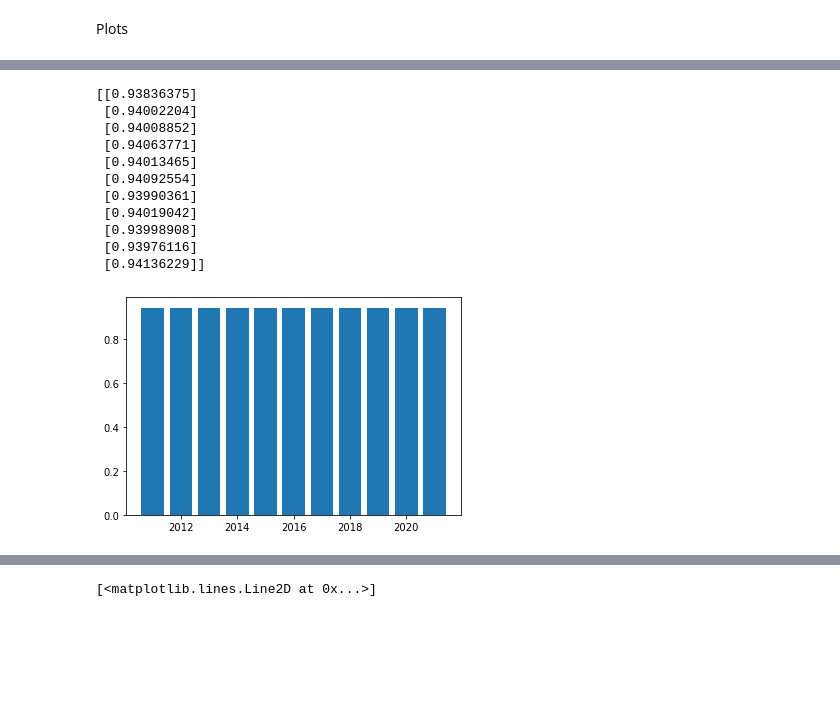
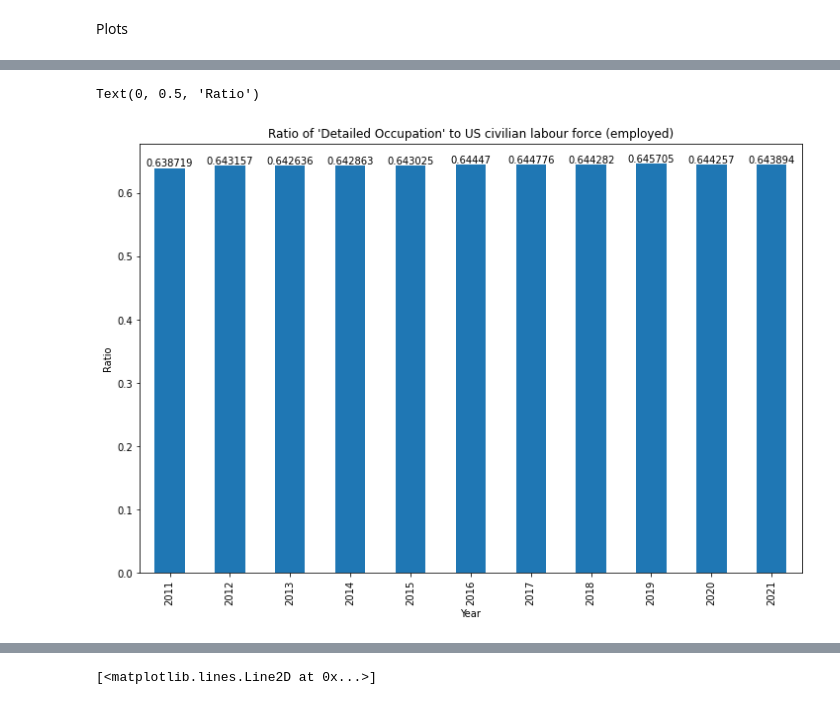
Before and after one commit to terencetan-c/4YP-The-Future-of-Work, a Jupyter notebook: Data cleaning/Data cleaning.ipynb, the cells around one changed output, grey strips where cells are left out. Cells and saved outputs as stored; diff of their text form; code cells hidden in the pictures; blank space fills up the shorter version.

```diff
--- a/Data cleaning/Data cleaning.ipynb
+++ b/Data cleaning/Data cleaning.ipynb
@@ -321,22 +327,24 @@ print((detailed_sum_arr/total_arr))
+# %%
+# Ratio of 'Detailed Occupation' to US civilian labour force (employed)
+
+plt.figure(figsize=(12, 8))
+fig = pd.Series((detailed_sum_arr/total_employed_arr).reshape(11,)).plot(kind='bar')
+fig.set_xticklabels(year)
+fig.bar_label(fig.containers[0], label_type='edge')
+fig.set_title('Ratio of \'Detailed Occupation\' to US civilian labour force (employed)')
+fig.set_xlabel('Year')
+fig.set_ylabel('Ratio')
+# %% [output]
+Text(0, 0.5, 'Ratio')
+[figure, added]
 # %%
+# Major Group
+
 major=joint_processed[(joint_processed['Minor Group']=='-')&(joint_processed['Broad Group']=='-')&(joint_processed['Detailed Occupation']=='-')]
 major_sum=major.groupby(['Year']).sum()
 major_sum_arr=major_sum['Total'].to_numpy()
 
 major_sum_arr=major_sum_arr.reshape(-1,1)
 
-plt.bar(year,(major_sum_arr/total_arr).reshape(11,))     # Proportion of Major Group occupations wrt total employed
-print((major_sum_arr/total_arr))
+# plt.bar(year,(major_sum_arr/total_arr).reshape(11,))     # Proportion of Major Group occupations wrt total employed
+# print((major_sum_arr/total_arr))
-# %% [output]
-[[0.93836375]
- [0.94002204]
- [0.94008852]
- [0.94063771]
- [0.94013465]
- [0.94092554]
- [0.93990361]
- [0.94019042]
- [0.93998908]
- [0.93976116]
- [0.94136229]]
-[figure, removed]
```
Also changed, not shown: parts of 10 cells of this notebook, 13 other files.
